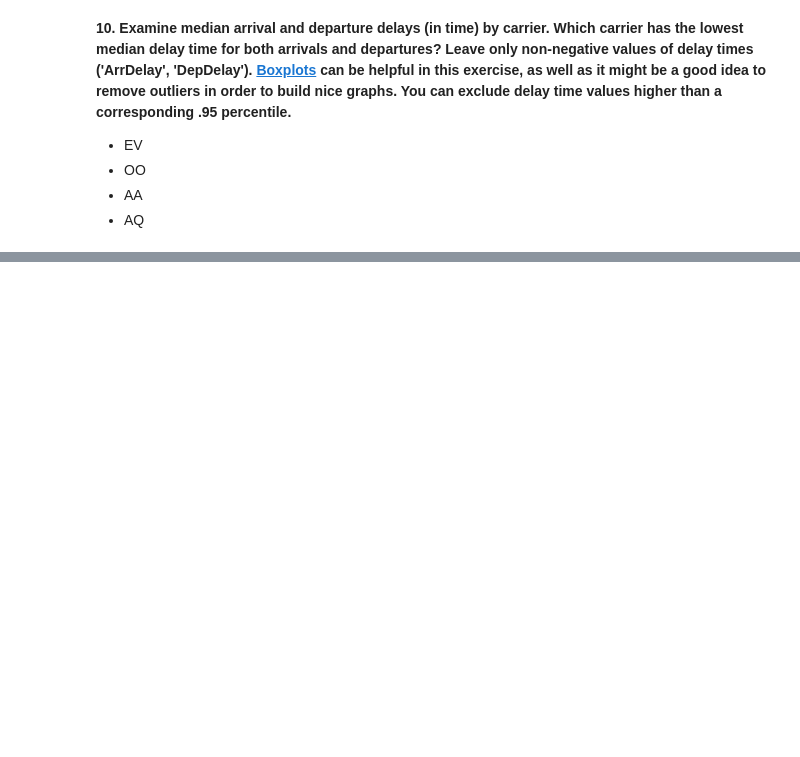
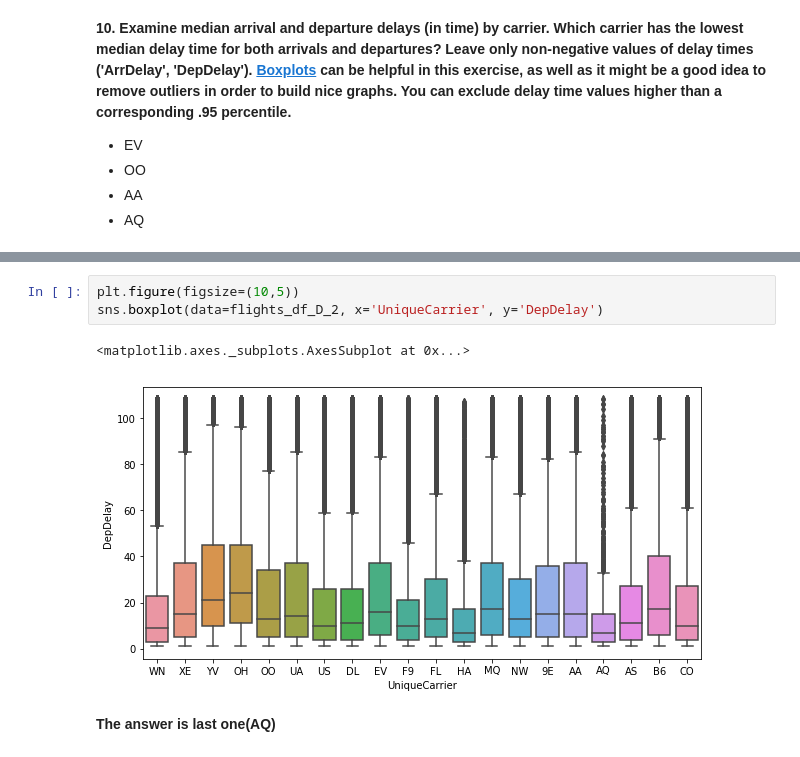
Before and after one commit to LYleonard/DataAnalysis, a Jupyter notebook: OMLCourse/assignment2_USA_flights/assignment2_USA_flights.ipynb, the cells around one changed output, grey strips where cells are left out. Cells and saved outputs as stored; diff of their text form; blank space fills up the shorter version.

```diff
--- a/OMLCourse/assignment2_USA_flights/assignment2_USA_flights.ipynb
+++ b/OMLCourse/assignment2_USA_flights/assignment2_USA_flights.ipynb
@@ -450,0 +478,8 @@ sns.boxplot(data=flights_df, x='UniqueCarrier', hue='')
+# %%
+plt.figure(figsize=(10,5))
+sns.boxplot(data=flights_df_D_2, x='UniqueCarrier', y='DepDelay')
+# %% [output]
+<matplotlib.axes._subplots.AxesSubplot at 0x...>
+[figure, added]
+# %% [markdown]
+**The answer is last one(AQ)**
```
Also changed, not shown: parts of 25 cells of this notebook.
